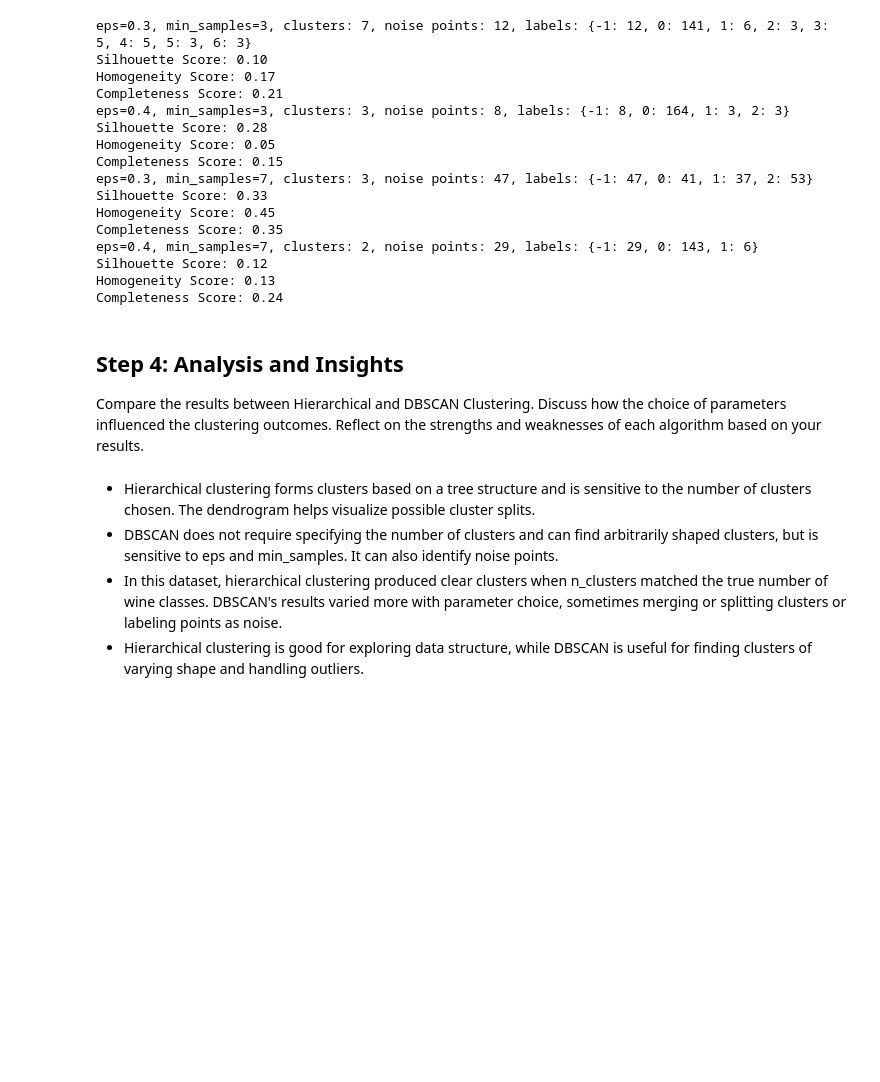
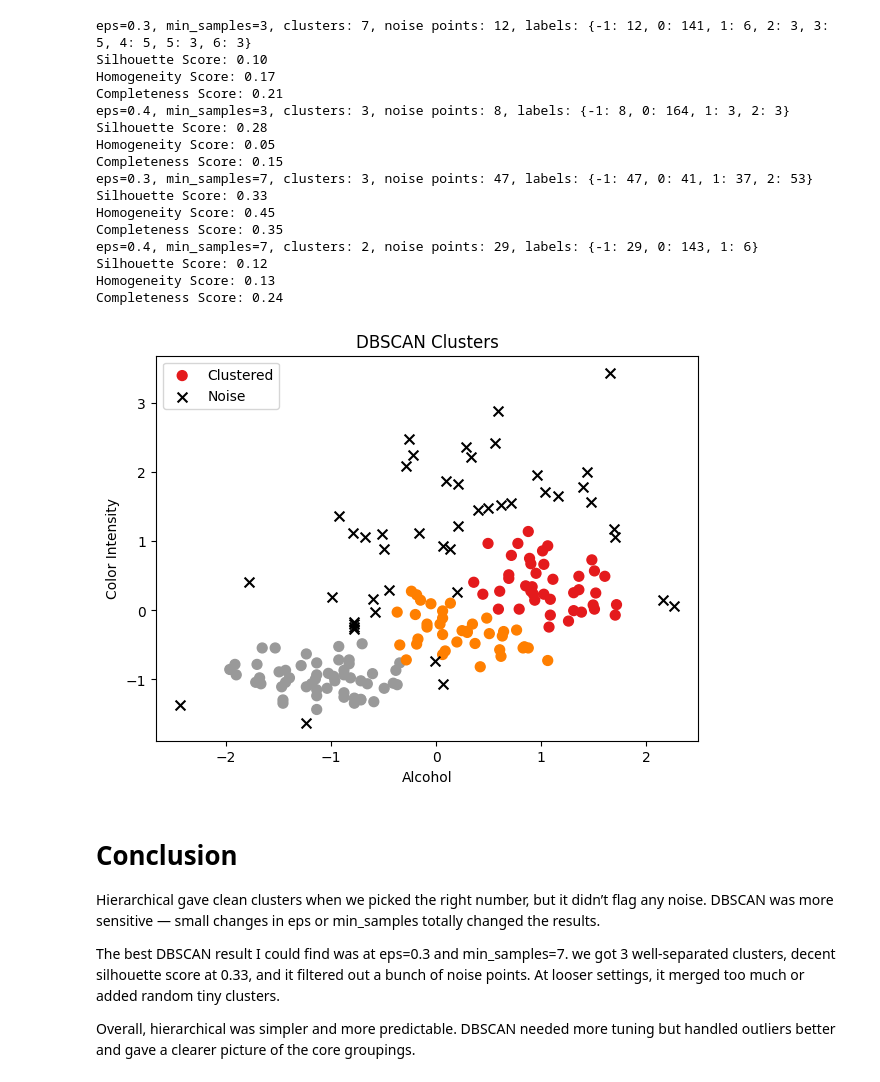
Before and after one commit to azloti/MSCS-634, a Jupyter notebook: lab 5/assignment.ipynb, the cells around one changed output. Saved outputs shown, nothing was run; the diff lists cells and outputs as text; code cells hidden in the pictures; blank space fills up the shorter version.

Commit message:
Data

```diff
--- a/lab 5/assignment.ipynb
+++ b/lab 5/assignment.ipynb
@@ -147,11 +147,28 @@ eps=0.4, min_samples=7, clusters: 2, noise points: 29, labels: {-1: 29, 0: 143,
 Silhouette Score: 0.12
 Homogeneity Score: 0.13
 Completeness Score: 0.24
-# %% [markdown]
-## Step 4: Analysis and Insights
-Compare the results between Hierarchical and DBSCAN Clustering. Discuss how the choice of parameters influenced the clustering outcomes. Reflect on the strengths and weaknesses of each algorithm based on your results.
+# %%
+db = DBSCAN(eps=0.3, min_samples=7)
+labels = db.fit_predict(X)
+
+plt.figure(figsize=(7,5))
+# Core clusters
+core_mask = labels != -1
+plt.scatter(X[core_mask, 0], X[core_mask, 1], c=labels[core_mask], cmap='Set1', s=50, label='Clustered')
+# Noise points
+plt.scatter(X[labels == -1, 0], X[labels == -1, 1], c='black', s=50, marker='x', label='Noise')
+plt.xlabel('Alcohol')
+plt.ylabel('Color Intensity')
+plt.title(f'DBSCAN Clusters')
+plt.legend()
+plt.show()
+# %% [output]
+[figure, added]
 # %% [markdown]
-- Hierarchical clustering forms clusters based on a tree structure and is sensitive to the number of clusters chosen. The dendrogram helps visualize possible cluster splits.
-- DBSCAN does not require specifying the number of clusters and can find arbitrarily shaped clusters, but is sensitive to eps and min_samples. It can also identify noise points.
-- In this dataset, hierarchical clustering produced clear clusters when n_clusters matched the true number of wine classes. DBSCAN's results varied more with parameter choice, sometimes merging or splitting clusters or labeling points as noise.
-- Hierarchical clustering is good for exploring data structure, while DBSCAN is useful for finding clusters of varying shape and handling outliers.
+# Conclusion
+
+Hierarchical gave clean clusters when we picked the right number, but it didn’t flag any noise. DBSCAN was more sensitive — small changes in eps or min_samples totally changed the results.
+
+The best DBSCAN result I could find was at eps=0.3 and min_samples=7. we got 3 well-separated clusters, decent silhouette score at 0.33, and it filtered out a bunch of noise points. At looser settings, it merged too much or added random tiny clusters.
+
+Overall, hierarchical was simpler and more predictable. DBSCAN needed more tuning but handled outliers better and gave a clearer picture of the core groupings.
```
